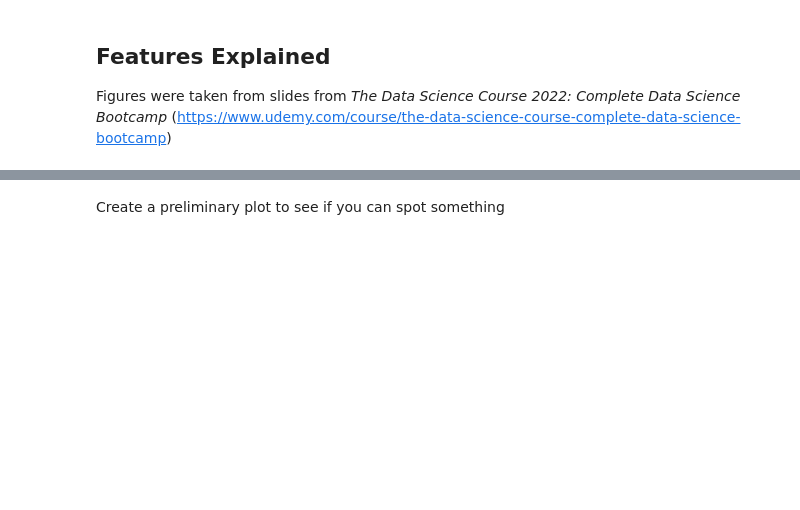
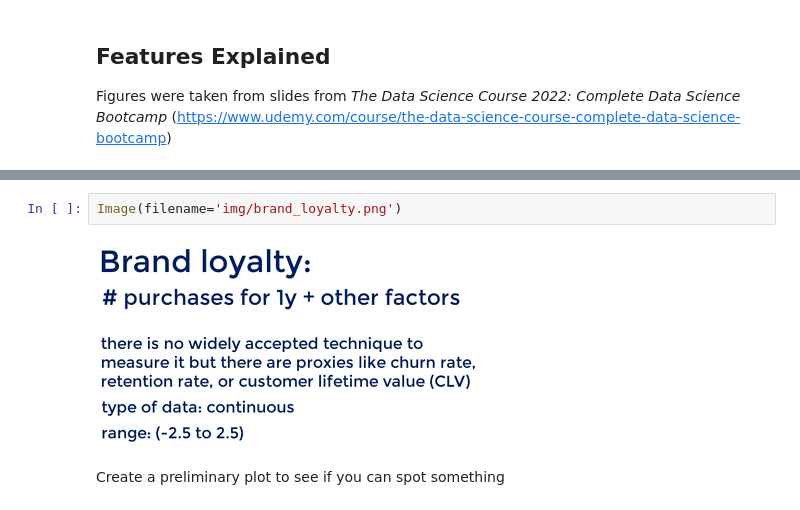
Before and after one commit to MarceloMVA/365TheDataScienceCourse, a Jupyter notebook: MarketSegmentation/Market_segmentation.ipynb, the cells around one changed output, grey strips where cells are left out. Drawn from its saved outputs; the diff is of its cells as text; blank space fills up the shorter version.

```diff
--- a/MarketSegmentation/Market_segmentation.ipynb
+++ b/MarketSegmentation/Market_segmentation.ipynb
@@ -49,3 +49,7 @@ Figures were taken from slides from *The Data Science Course 2022: Complete Data
+# %%
+Image(filename='img/brand_loyalty.png')
+# %% [output]
+[figure, added]
 # %% [markdown]
 Create a preliminary plot to see if you can spot something
 # %%
```
Also changed, not shown: parts of 3 cells of this notebook.
